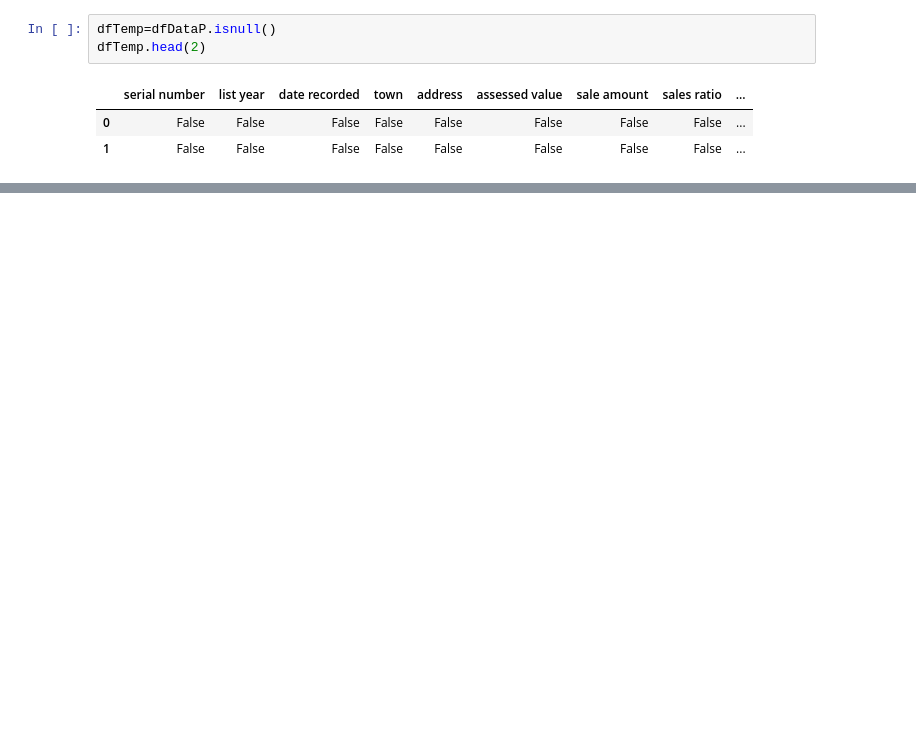
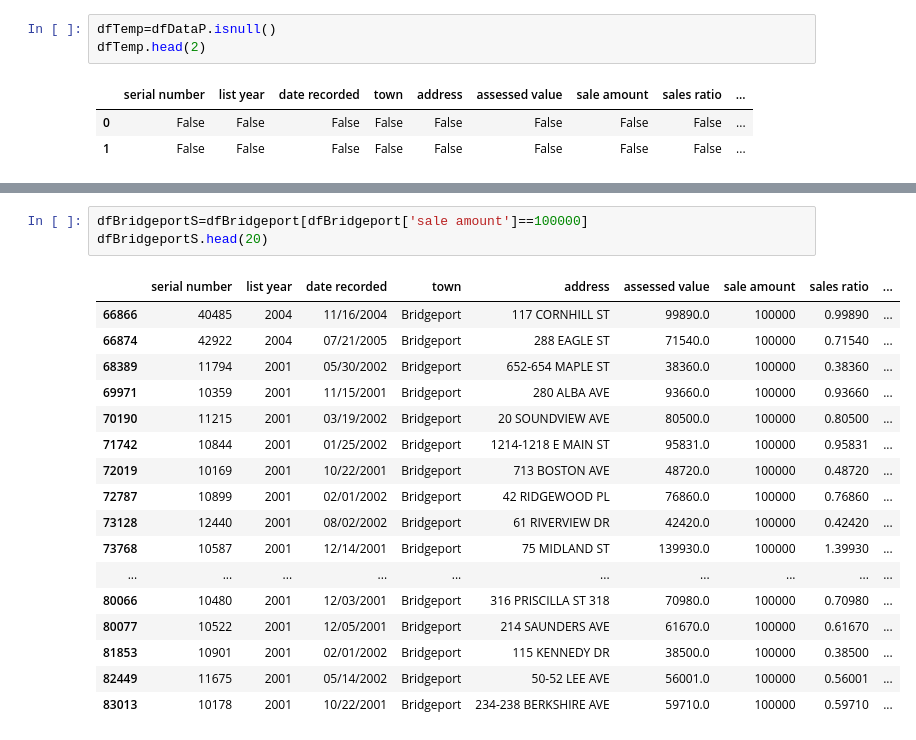
Before and after one commit to victor1098cc/Proyecto, a Jupyter notebook: ProjectVictorVillalobos.ipynb, the cells around one changed output, grey strips where cells are left out. Drawn from its saved outputs; the diff is of its cells as text; blank space fills up the shorter version.

```diff
--- a/ProjectVictorVillalobos.ipynb
+++ b/ProjectVictorVillalobos.ipynb
@@ -214,0 +360,21 @@ dfTemp.head(5)
+# %%
+dfBridgeportS=dfBridgeport[dfBridgeport['sale amount']==100000]
+dfBridgeportS.head(20)
+# %% [output]
+|  | serial number | list year | date recorded | town | address | assessed value | sale amount | sales ratio | ... |
+| 66866 | 40485 | 2004 | 11/16/2004 | Bridgeport | 117 CORNHILL ST | 99890.0 | 100000 | 0.99890 | ... |
+| 66874 | 42922 | 2004 | 07/21/2005 | Bridgeport | 288 EAGLE ST | 71540.0 | 100000 | 0.71540 | ... |
+| 68389 | 11794 | 2001 | 05/30/2002 | Bridgeport | 652-654 MAPLE ST | 38360.0 | 100000 | 0.38360 | ... |
+| 69971 | 10359 | 2001 | 11/15/2001 | Bridgeport | 280 ALBA AVE | 93660.0 | 100000 | 0.93660 | ... |
+| 70190 | 11215 | 2001 | 03/19/2002 | Bridgeport | 20 SOUNDVIEW AVE | 80500.0 | 100000 | 0.80500 | ... |
+| 71742 | 10844 | 2001 | 01/25/2002 | Bridgeport | 1214-1218 E MAIN ST | 95831.0 | 100000 | 0.95831 | ... |
+| 72019 | 10169 | 2001 | 10/22/2001 | Bridgeport | 713 BOSTON AVE | 48720.0 | 100000 | 0.48720 | ... |
+| 72787 | 10899 | 2001 | 02/01/2002 | Bridgeport | 42 RIDGEWOOD PL | 76860.0 | 100000 | 0.76860 | ... |
+| 73128 | 12440 | 2001 | 08/02/2002 | Bridgeport | 61 RIVERVIEW DR | 42420.0 | 100000 | 0.42420 | ... |
+| 73768 | 10587 | 2001 | 12/14/2001 | Bridgeport | 75 MIDLAND ST | 139930.0 | 100000 | 1.39930 | ... |
+| ... | ... | ... | ... | ... | ... | ... | ... | ... | ... |
+| 80066 | 10480 | 2001 | 12/03/2001 | Bridgeport | 316 PRISCILLA ST 318 | 70980.0 | 100000 | 0.70980 | ... |
+| 80077 | 10522 | 2001 | 12/05/2001 | Bridgeport | 214 SAUNDERS AVE | 61670.0 | 100000 | 0.61670 | ... |
+| 81853 | 10901 | 2001 | 02/01/2002 | Bridgeport | 115 KENNEDY DR | 38500.0 | 100000 | 0.38500 | ... |
+| 82449 | 11675 | 2001 | 05/14/2002 | Bridgeport | 50-52 LEE AVE | 56001.0 | 100000 | 0.56001 | ... |
+| 83013 | 10178 | 2001 | 10/22/2001 | Bridgeport | 234-238 BERKSHIRE AVE | 59710.0 | 100000 | 0.59710 | ... |
```
Also changed, not shown: parts of 38 cells of this notebook, 1 other file.
